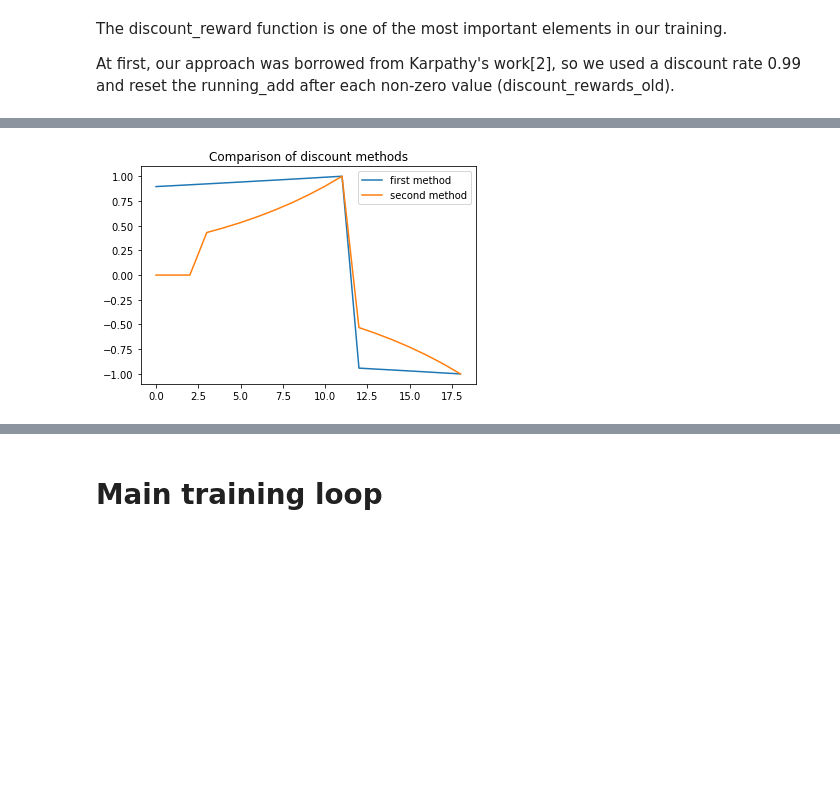
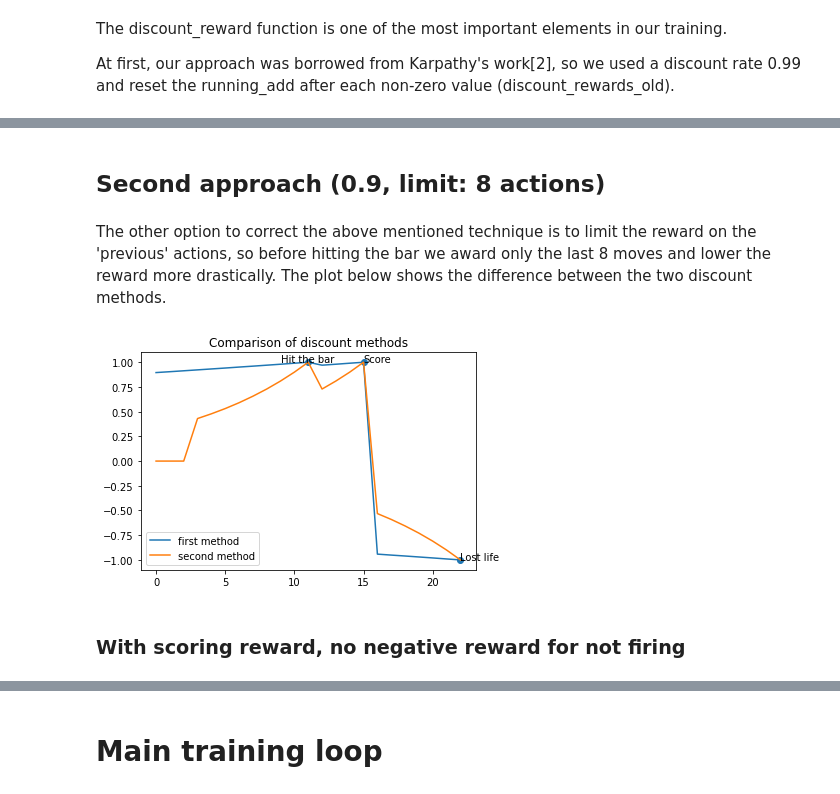
Before and after one commit to nellika/RL_Breakout_RAM, a Jupyter notebook: breakout_ram.ipynb, the cells around one changed output, grey strips where cells are left out. Cells and saved outputs as stored; diff of their text form; code cells hidden in the pictures; blank space fills up the shorter version.

Commit message:
Improved structure, reward strategies section added

```diff
--- a/breakout_ram.ipynb
+++ b/breakout_ram.ipynb
@@ -107,14 +149,24 @@ There are several ideas we came up with to correct this misbehaviour:
+# %% [markdown]
+## Second approach (0.9, limit: 8 actions)
+# %% [markdown]
+The other option to correct the above mentioned technique is to limit the reward on the 'previous' actions, so before hitting the bar we award only the last 8 moves and lower the reward more drastically. The plot below shows the difference between the two discount methods.
 # %%
-test_discount = np.array([0,0,0,0,0,0,0,0,0,0,0,1,0,0,0,0,0,0,-1], dtype=np.float16)
+test_discount = np.array([0,0,0,0,0,0,0,0,0,0,0,1,0,0,0,1,0,0,0,0,0,0,-1], dtype=np.float16)
 x = range(0,test_discount.size)
 
 r_old = discount_rewards_old(test_discount)
 r = discount_rewards(test_discount)
 
 plt.plot(x, r_old, label='first method')
 plt.plot(x, r, label='second method')
+plt.scatter([11,15,22],[1,1,-1])
+plt.annotate('Hit the bar',(12,1), xytext=(9,1))
+plt.annotate('Score',(15,1))
+plt.annotate('Lost life',(22,-1))
 plt.legend()
 plt.title('Comparison of discount methods')
 plt.show()
 # %% [output]
-[figure, old version]
+[figure, new version]
+# %% [markdown]
+### With scoring reward, no negative reward for not firing
```
Also changed, not shown: parts of 36 cells of this notebook.
